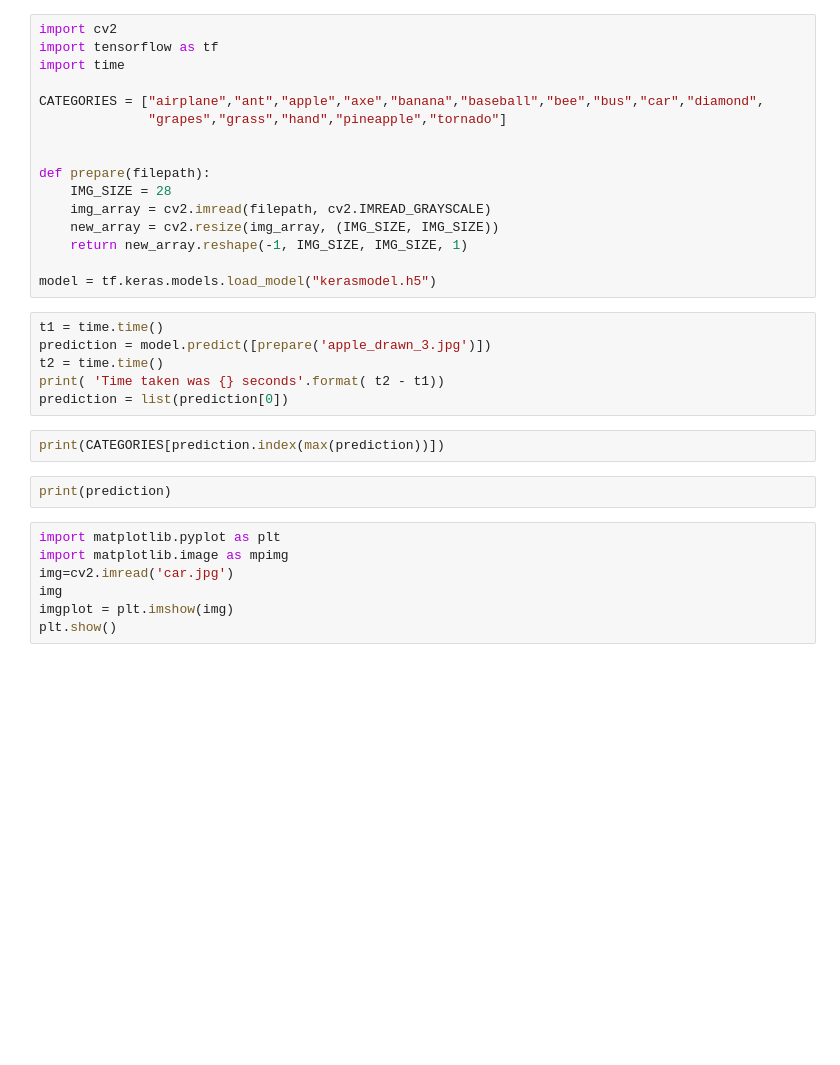
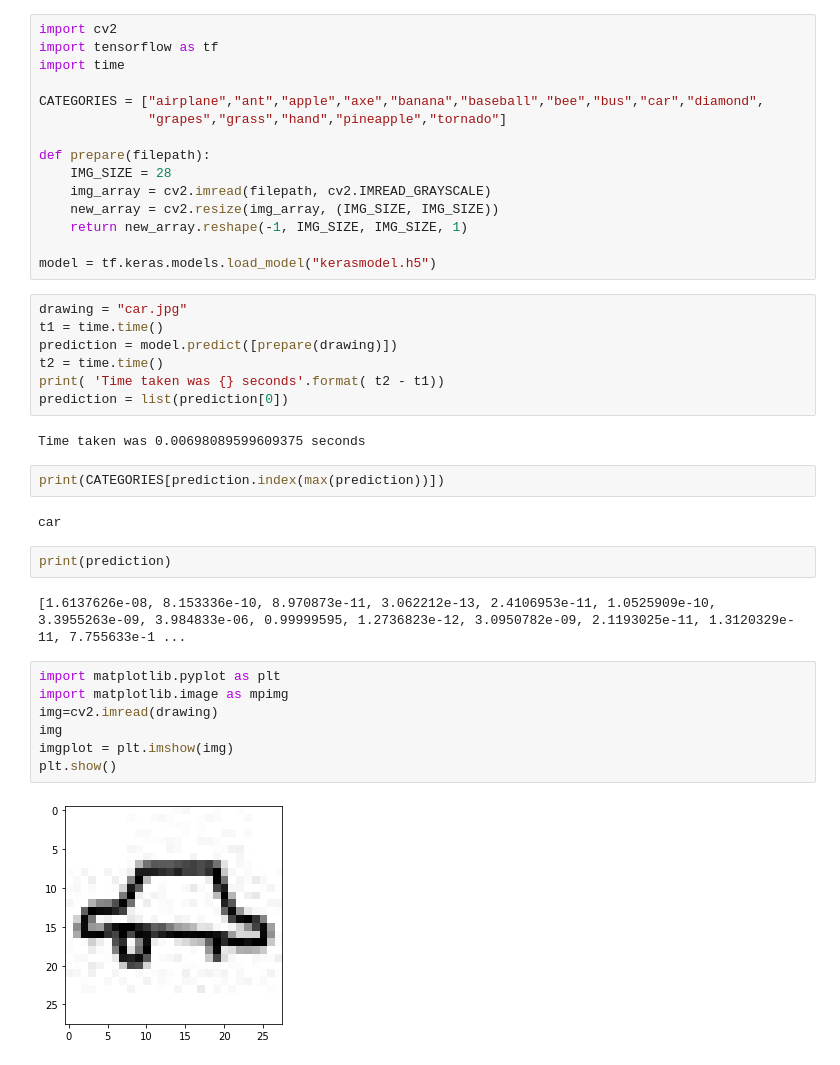
Before and after one commit to thecipher18/DoodleModel, a Jupyter notebook: predict.ipynb, the cells around one changed output. Saved outputs shown, nothing was run; the diff lists cells and outputs as text; blank space fills up the shorter version.

```diff
--- a/predict.ipynb
+++ b/predict.ipynb
@@ -6,7 +6,6 @@ import time
 CATEGORIES = ["airplane","ant","apple","axe","banana","baseball","bee","bus","car","diamond",
               "grapes","grass","hand","pineapple","tornado"]
 
-
 def prepare(filepath):
     IMG_SIZE = 28
     img_array = cv2.imread(filepath, cv2.IMREAD_GRAYSCALE)
@@ -15,19 +14,28 @@ def prepare(filepath):
 
 model = tf.keras.models.load_model("kerasmodel.h5")
 # %%
+drawing = "car.jpg"
 t1 = time.time()
-prediction = model.predict([prepare('apple_drawn_3.jpg')])
+prediction = model.predict([prepare(drawing)])
 t2 = time.time()
 print( 'Time taken was {} seconds'.format( t2 - t1))
 prediction = list(prediction[0])
+# %% [output]
+Time taken was 0.00698089599609375 seconds
 # %%
 print(CATEGORIES[prediction.index(max(prediction))])
+# %% [output]
+car
 # %%
 print(prediction)
+# %% [output]
+[1.6137626e-08, 8.153336e-10, 8.970873e-11, 3.062212e-13, 2.4106953e-11, 1.0525909e-10, 3.3955263e-09, 3.984833e-06, 0.99999595, 1.2736823e-12, 3.0950782e-09, 2.1193025e-11, 1.3120329e-11, 7.755633e-1 ...
 # %%
 import matplotlib.pyplot as plt
 import matplotlib.image as mpimg
-img=cv2.imread('car.jpg')
+img=cv2.imread(drawing)
 img
 imgplot = plt.imshow(img)
 plt.show()
+# %% [output]
+[figure, added]
```
Also changed, not shown: 7 other files.
